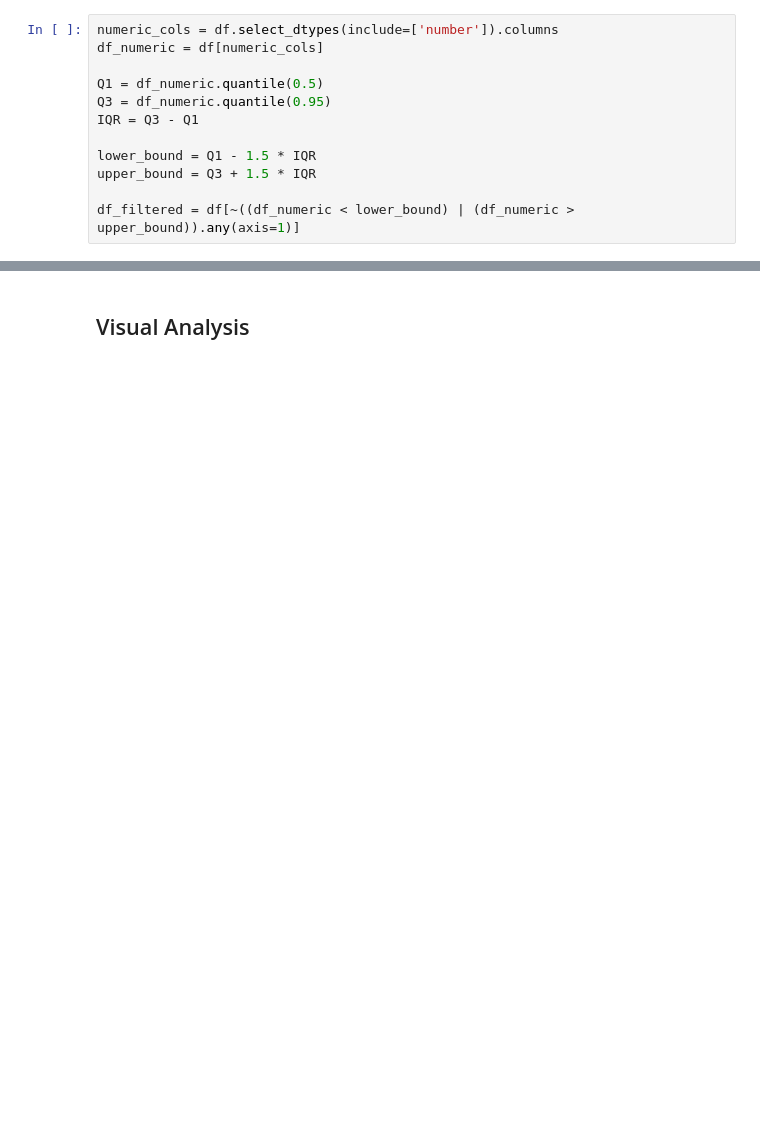
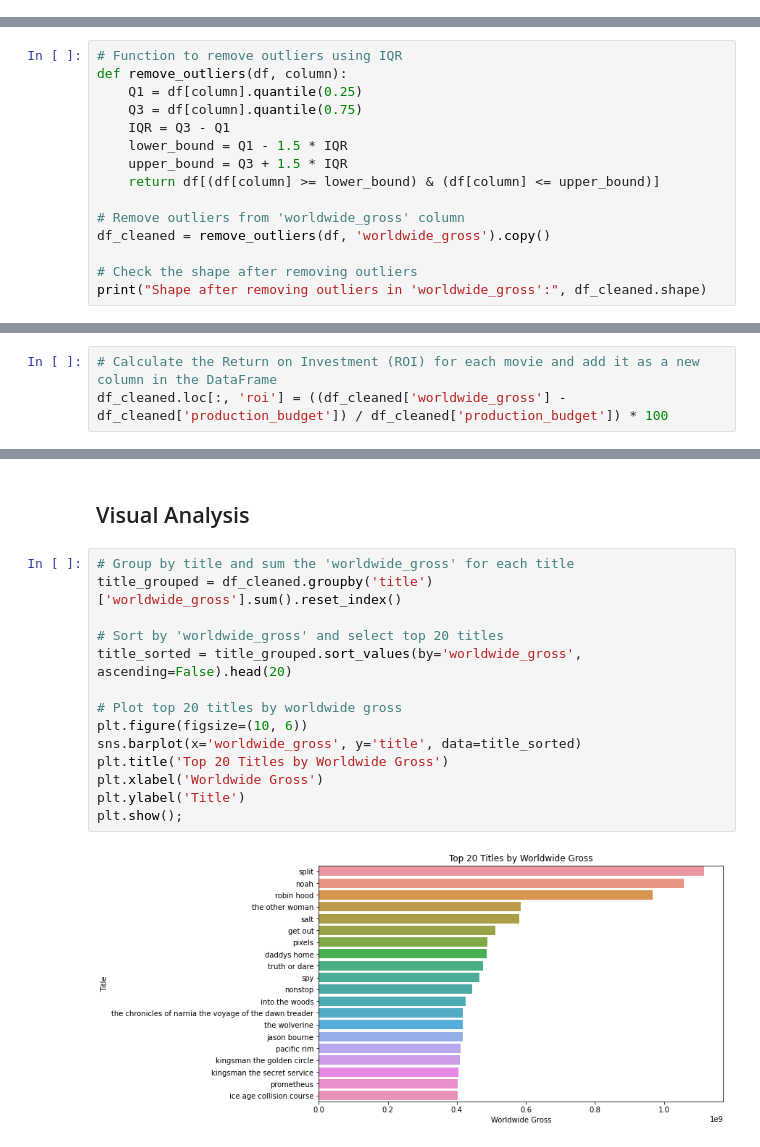
Before and after one commit to e-mackoy/film-analytics, a Jupyter notebook: code/eda.ipynb, the cells around one changed output, grey strips where cells are left out. Cells and saved outputs as stored; diff of their text form; blank space fills up the shorter version.

Commit message:
Added code comments & images

```diff
--- a/code/eda.ipynb
+++ b/code/eda.ipynb
@@ -22,12 +34,0 @@ df.columns
-# %%
-numeric_cols = df.select_dtypes(include=['number']).columns
-df_numeric = df[numeric_cols]
-
-Q1 = df_numeric.quantile(0.5)
-Q3 = df_numeric.quantile(0.95)
-IQR = Q3 - Q1
-
-lower_bound = Q1 - 1.5 * IQR
-upper_bound = Q3 + 1.5 * IQR
-
-df_filtered = df[~((df_numeric < lower_bound) | (df_numeric > upper_bound)).any(axis=1)]
@@ -33,0 +37,15 @@ df_filtered = df[~((df_numeric < lower_bound) | (df_numeric > upper_bound)).any(
+# %%
+# Function to remove outliers using IQR
+def remove_outliers(df, column):
+    Q1 = df[column].quantile(0.25)
+    Q3 = df[column].quantile(0.75)
+    IQR = Q3 - Q1
+    lower_bound = Q1 - 1.5 * IQR
+    upper_bound = Q3 + 1.5 * IQR
+    return df[(df[column] >= lower_bound) & (df[column] <= upper_bound)]
+
+# Remove outliers from 'worldwide_gross' column
+df_cleaned = remove_outliers(df, 'worldwide_gross').copy()
+
+# Check the shape after removing outliers
+print("Shape after removing outliers in 'worldwide_gross':", df_cleaned.shape)
@@ -34,2 +54,5 @@ df_filtered = df[~((df_numeric < lower_bound) | (df_numeric > upper_bound)).any(
+# %%
+# Calculate the Return on Investment (ROI) for each movie and add it as a new column in the DataFrame
+df_cleaned.loc[:, 'roi'] = ((df_cleaned['worldwide_gross'] - df_cleaned['production_budget']) / df_cleaned['production_budget']) * 100
 # %% [markdown]
 ## Descriptive Statistics
@@ -46,3 +108,19 @@ corr_matrix
 # %% [markdown]
 ## Visual Analysis
+# %%
+# Group by title and sum the 'worldwide_gross' for each title
+title_grouped = df_cleaned.groupby('title')['worldwide_gross'].sum().reset_index()
+
+# Sort by 'worldwide_gross' and select top 20 titles
+title_sorted = title_grouped.sort_values(by='worldwide_gross', ascending=False).head(20)
+
+# Plot top 20 titles by worldwide gross
+plt.figure(figsize=(10, 6))
+sns.barplot(x='worldwide_gross', y='title', data=title_sorted)
+plt.title('Top 20 Titles by Worldwide Gross')
+plt.xlabel('Worldwide Gross')
+plt.ylabel('Title')
+plt.show();
+# %% [output]
+[figure, added]
 # %%
```
Also changed, not shown: parts of 51 cells of this notebook, 3 other files.
